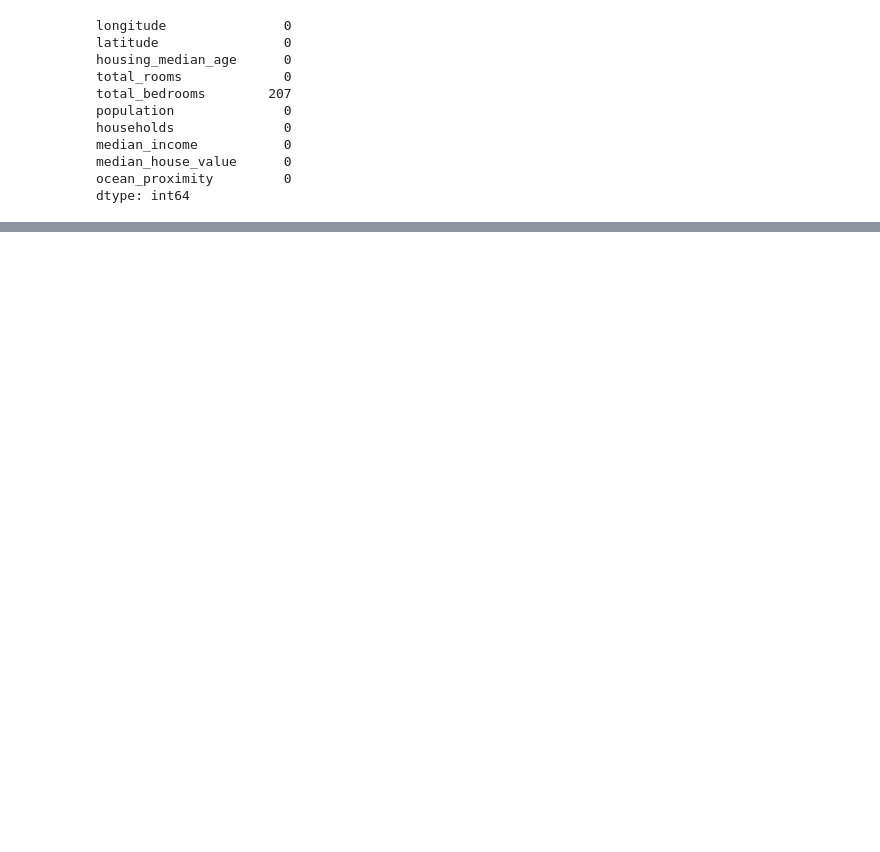
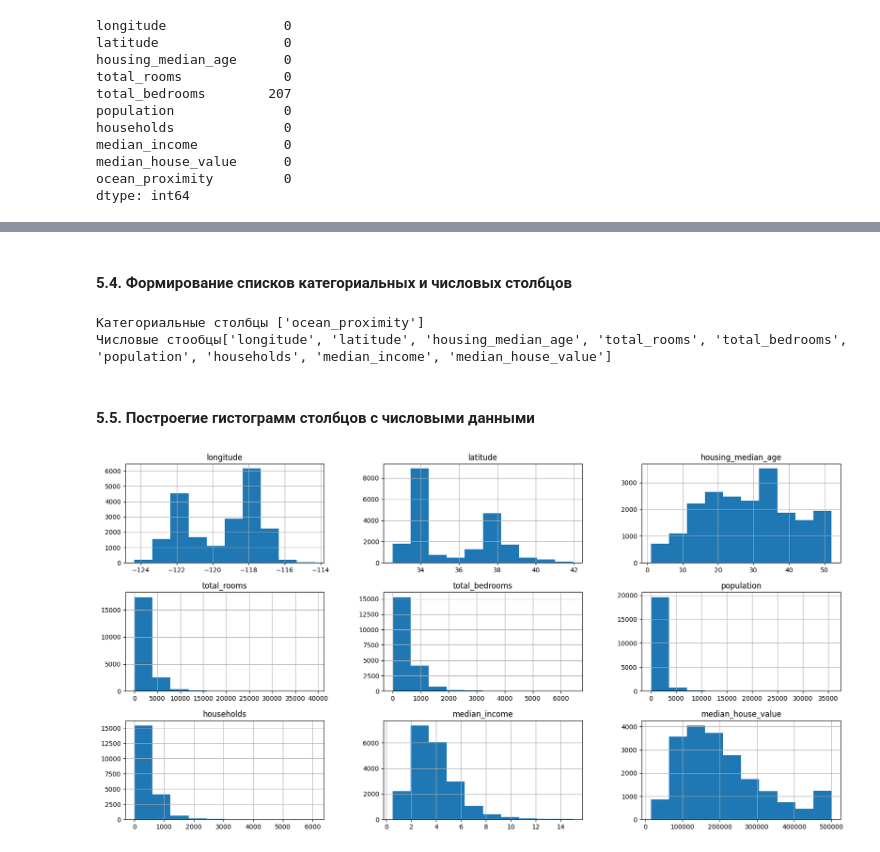
Before and after one commit to Losyash/mbml_II_hw, a Jupyter notebook: lab1/notebook.ipynb, the cells around one changed output, grey strips where cells are left out. Cells and saved outputs as stored; diff of their text form; code cells hidden in the pictures; blank space fills up the shorter version.

```diff
--- a/lab1/notebook.ipynb
+++ b/lab1/notebook.ipynb
@@ -78,0 +156,5 @@ dtype: int64
+# %%
+# Удалztv все строки в которых есть пропущенное значение в столбце total_bedrooms
+
+df = df.dropna(subset=['total_bedrooms'])
+df.isna().sum()
@@ -78,0 +173,21 @@ dtype: int64
+# %% [markdown]
+#### 5.4. Формирование списков категориальных и числовых столбцов
+# %%
+categorical_columns = []
+numeric_columns = []
+
+for column_name in df.columns:
+  if (df[column_name].dtypes == object): categorical_columns += [column_name]
+  else: numeric_columns += [column_name]
+
+print(f'Категориальные столбцы {categorical_columns}', f'Числовые стообцы{numeric_columns}', sep='\n')
+# %% [output]
+Категориальные столбцы ['ocean_proximity']
+Числовые стообцы['longitude', 'latitude', 'housing_median_age', 'total_rooms', 'total_bedrooms', 'population', 'households', 'median_income', 'median_house_value']
+# %% [markdown]
+#### 5.5. Построегие гистограмм столбцов с числовыми данными
+# %%
+fig, axs = plt.subplots(3, 3, figsize=(20, 10))
+df.hist(column=numeric_columns, ax=axs);
+# %% [output]
+[figure, added]
```
Also changed, not shown: parts of 59 cells of this notebook.
